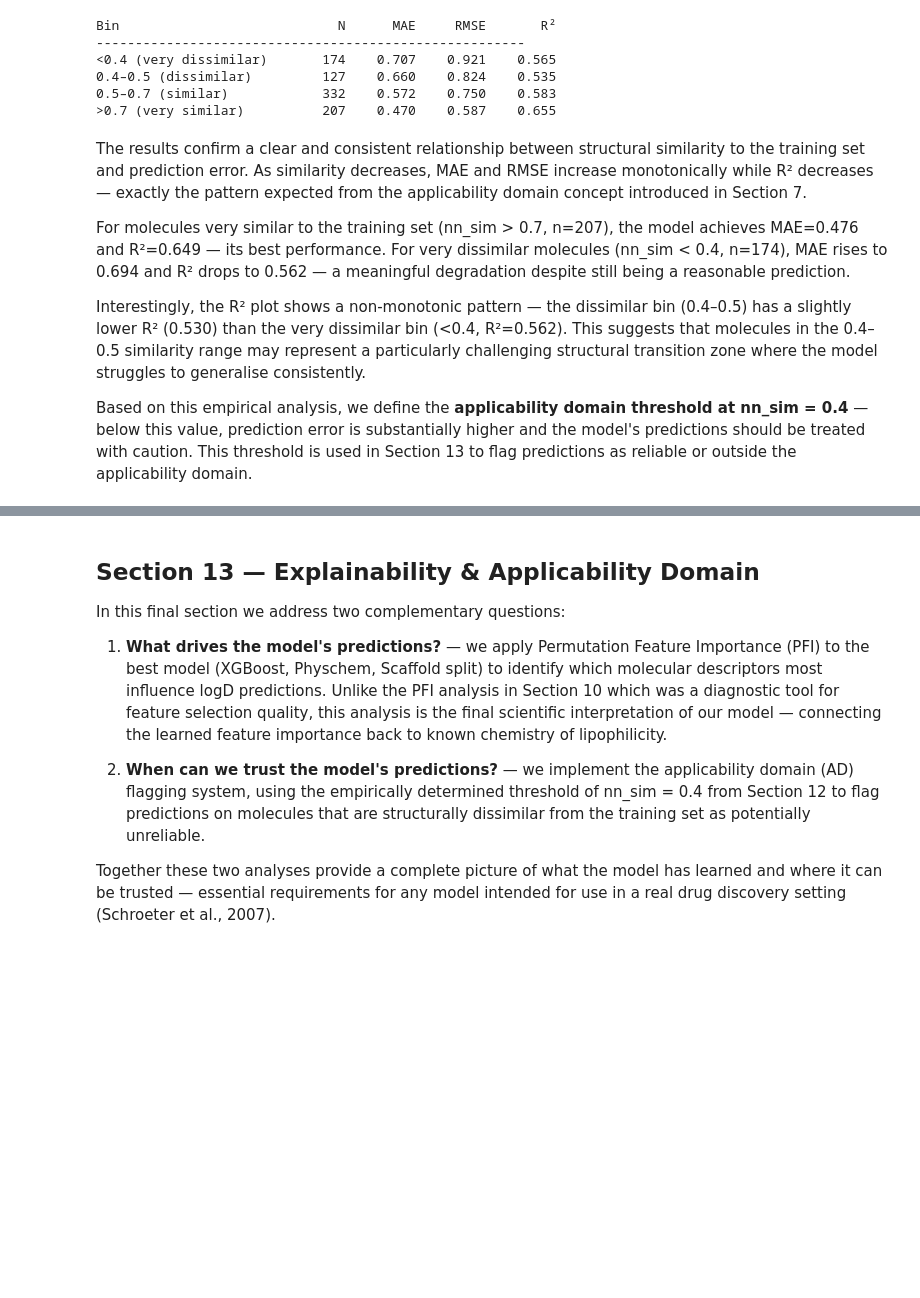
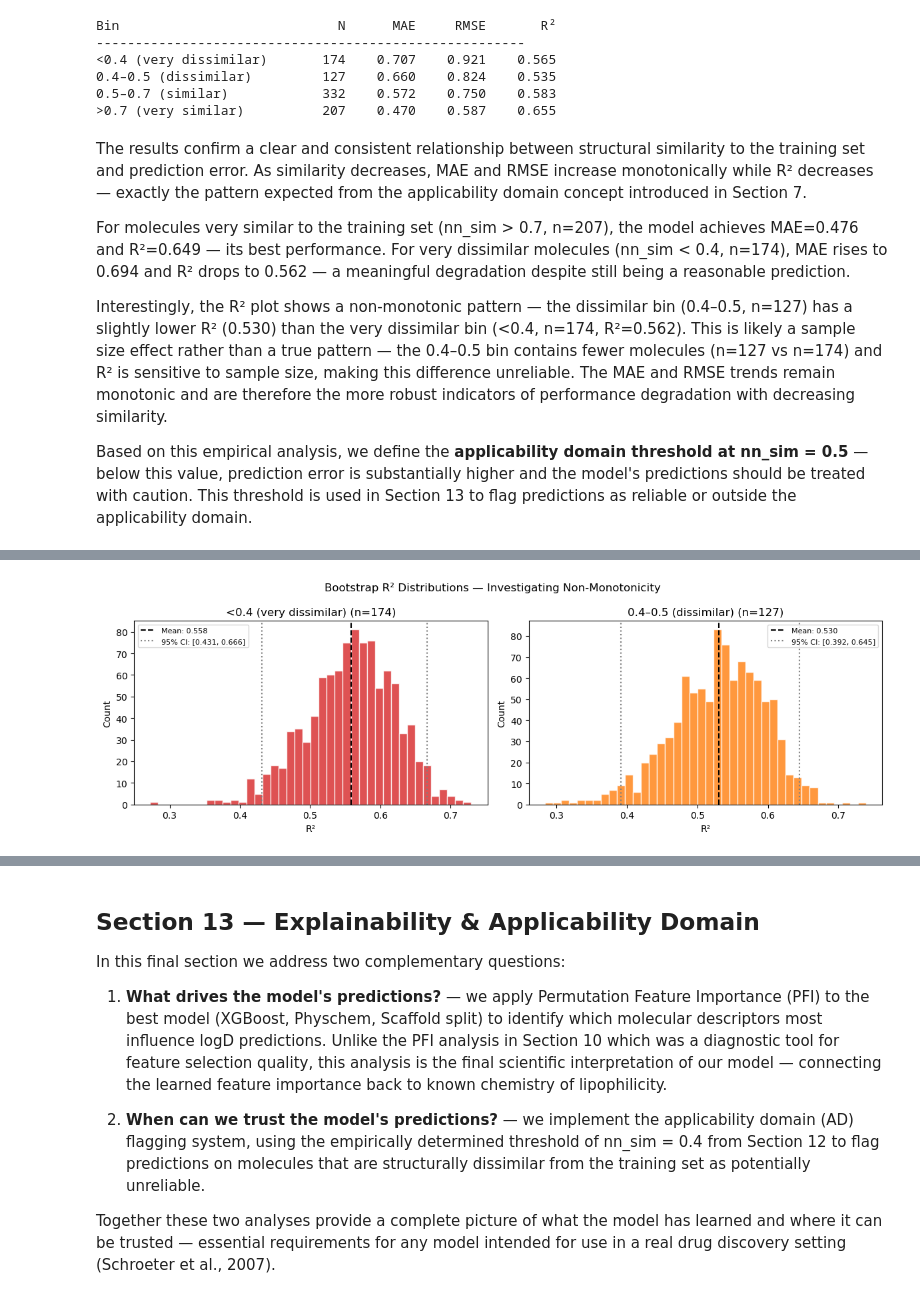
Before and after one commit to ambiddisco/ML4DD-lipophilicity, a Jupyter notebook: Lipophilicity.ipynb, the cells around one changed output, grey strips where cells are left out. Cells and saved outputs as stored; diff of their text form; code cells hidden in the pictures; blank space fills up the shorter version.

```diff
--- a/Lipophilicity.ipynb
+++ b/Lipophilicity.ipynb
@@ -2544,6 +2638,79 @@ The results confirm a clear and consistent relationship between structural simil
 
 For molecules very similar to the training set (nn_sim > 0.7, n=207), the model achieves MAE=0.476 and R²=0.649 — its best performance. For very dissimilar molecules (nn_sim < 0.4, n=174), MAE rises to 0.694 and R² drops to 0.562 — a meaningful degradation despite still being a reasonable prediction.
 
-Interestingly, the R² plot shows a non-monotonic pattern — the dissimilar bin (0.4–0.5) has a slightly lower R² (0.530) than the very dissimilar bin (<0.4, R²=0.562). This suggests that molecules in the 0.4–0.5 similarity range may represent a particularly challenging structural transition zone where the model struggles to generalise consistently.
+Interestingly, the R² plot shows a non-monotonic pattern — the dissimilar bin (0.4–0.5, n=127) has a slightly lower R² (0.530) than the very dissimilar bin (<0.4, n=174, R²=0.562). This is likely a sample size effect rather than a true pattern — the 0.4–0.5 bin contains fewer molecules (n=127 vs n=174) and R² is sensitive to sample size, making this difference unreliable. The MAE and RMSE trends remain monotonic and are therefore the more robust indicators of performance degradation with decreasing similarity.
 
-Based on this empirical analysis, we define the **applicability domain threshold at nn_sim = 0.4** — below this value, prediction error is substantially higher and the model's predictions should be treated with caution. This threshold is used in Section 13 to flag predictions as reliable or outside the applicability domain.
+Based on this empirical analysis, we define the **applicability domain threshold at nn_sim = 0.5** — below this value, prediction error is substantially higher and the model's predictions should be treated with caution. This threshold is used in Section 13 to flag predictions as reliable or outside the applicability domain.
+# %%
+# ── Investigating R² non-monotonicity ────────────────────────────────────────
+# The 0.4-0.5 bin shows lower R² than the <0.4 bin despite being more similar
+# to training. We investigate whether this is a sample size effect by computing
+# bootstrap confidence intervals for R² in each bin.
+
+from sklearn.utils import resample
+
+n_bootstrap = 1000
+bins_to_investigate = ['<0.4\n(very dissimilar)', '0.4–0.5\n(dissimilar)']
+
+print("Bootstrap confidence intervals for R² (n_bootstrap=1000)")
+print(f"\n{'Bin':<25} {'N':>6} {'R²':>8} {'95% CI lower':>14} {'95% CI upper':>14}")
+print("-" * 70)
+
+for i, label in enumerate(bin_labels):
+    mask = bin_indices == i
+    n    = mask.sum()
+    if n < 5:
+        continue
+
+    y_true_bin = y_test_best[mask]
+    y_pred_bin = y_pred_best[mask]
+
+    # Bootstrap R²
+    r2_bootstrap = []
+    for _ in range(n_bootstrap):
+        y_true_bs, y_pred_bs = resample(
+            y_true_bin, y_pred_bin, random_state=None
+        )
+        r2_bootstrap.append(r2_score(y_true_bs, y_pred_bs))
+
+    r2_mean = np.mean(r2_bootstrap)
+    ci_lower = np.percentile(r2_bootstrap, 2.5)
+    ci_upper = np.percentile(r2_bootstrap, 97.5)
+
+    print(f"{label.replace(chr(10), ' '):<25} {n:>6} {r2_mean:>8.3f} "
+          f"{ci_lower:>14.3f} {ci_upper:>14.3f}")
+
+# ── Plot bootstrap distributions for the two bins of interest ────────────────
+fig, axes = plt.subplots(1, 2, figsize=(12, 4))
+fig.suptitle('Bootstrap R² Distributions — Investigating Non-Monotonicity')
+
+for ax, i, label, color in zip(
+    axes,
+    [0, 1],
+    ['<0.4 (very dissimilar)', '0.4–0.5 (dissimilar)'],
+    ['tab:red', 'tab:orange']
+):
+    mask = bin_indices == i
+    y_true_bin = y_test_best[mask]
+    y_pred_bin = y_pred_best[mask]
+
+    r2_bootstrap = [
+        r2_score(*resample(y_true_bin, y_pred_bin, random_state=None))
+        for _ in range(n_bootstrap)
+    ]
+
+    ax.hist(r2_bootstrap, bins=40, color=color, edgecolor='white', alpha=0.8)
+    ax.axvline(np.mean(r2_bootstrap), color='black', linestyle='--',
+               label=f'Mean: {np.mean(r2_bootstrap):.3f}')
+    ax.axvline(np.percentile(r2_bootstrap, 2.5), color='gray', linestyle=':',
+               label=f'95% CI: [{np.percentile(r2_bootstrap, 2.5):.3f}, '
+                     f'{np.percentile(r2_bootstrap, 97.5):.3f}]')
+    ax.axvline(np.percentile(r2_bootstrap, 97.5), color='gray', linestyle=':')
+    ax.set_xlabel('R²')
+    ax.set_ylabel('Count')
+    ax.set_title(f'{label} (n={mask.sum()})')
+    ax.legend(fontsize=8)
+
+plt.tight_layout()
+plt.show()
+# %% [output]
@@ -2549,0 +2725 @@ Based on this empirical analysis, we define the **applicability domain threshold
+[figure, added]
```
Also changed, not shown: parts of 7 cells of this notebook.
